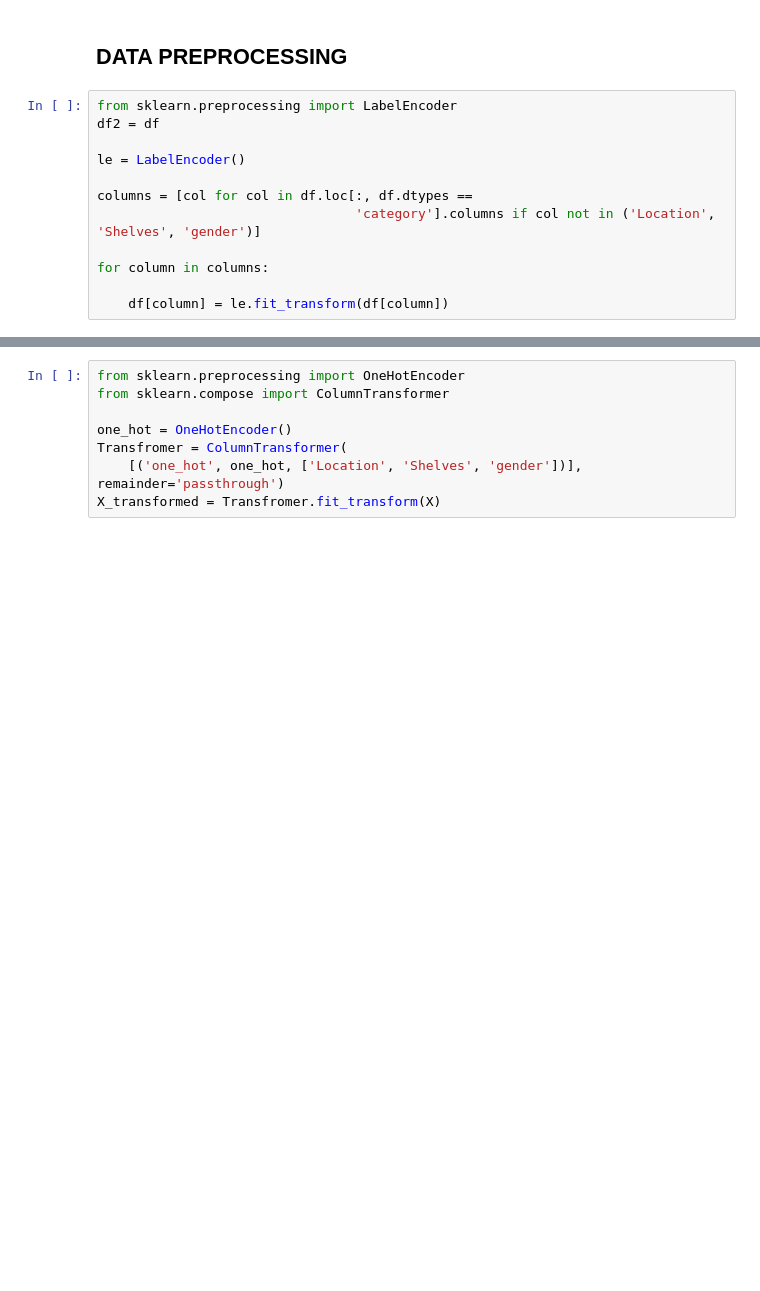
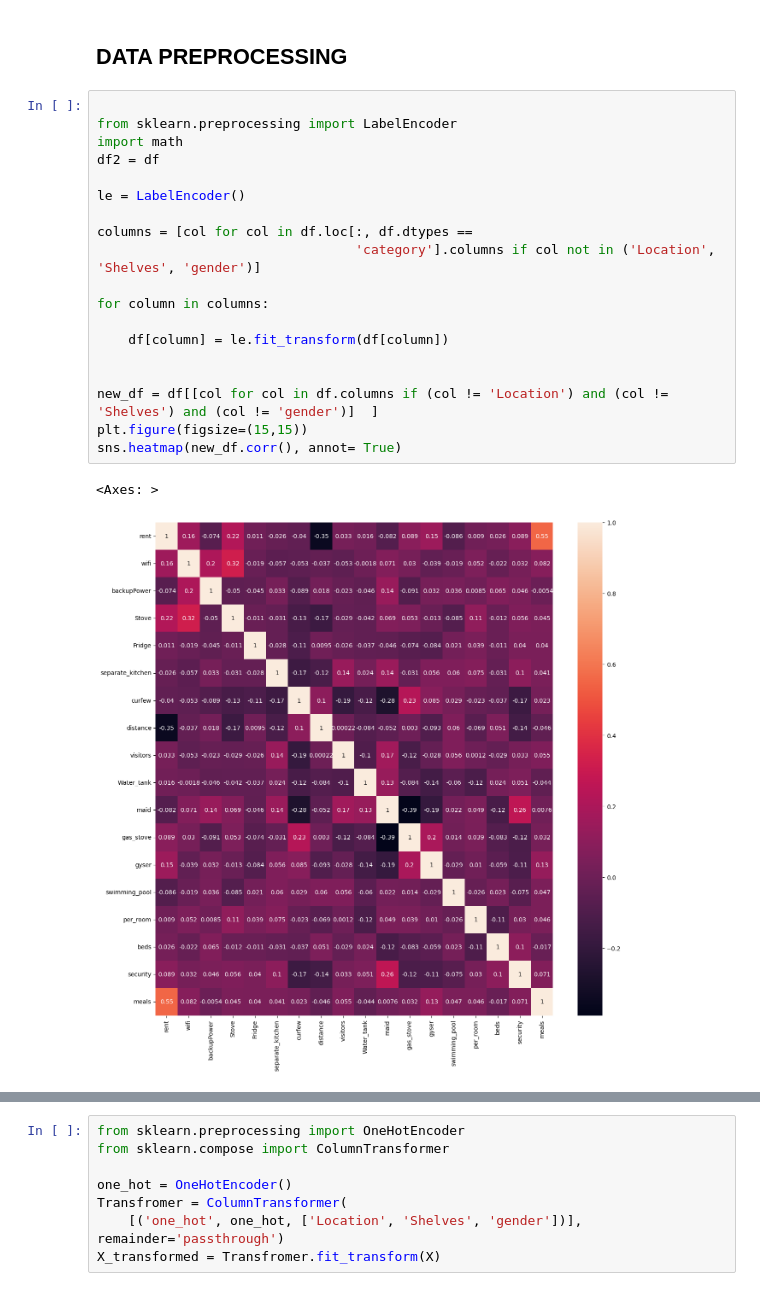
Before and after one commit to Augah2001/accoHouse, a Jupyter notebook: acco.ipynb, the cells around one changed output, grey strips where cells are left out. Drawn from its saved outputs; the diff is of its cells as text; blank space fills up the shorter version.

```diff
--- a/acco.ipynb
+++ b/acco.ipynb
@@ -457,14 +509,24 @@ sns.heatmap(df.loc[:, df.dtypes !='category'].corr(), annot=True)
 # %% [markdown]
 ## DATA PREPROCESSING
 # %%
+
 from sklearn.preprocessing import LabelEncoder
+import math
 df2 = df
 
 le = LabelEncoder()
 
 columns = [col for col in df.loc[:, df.dtypes ==
                                  'category'].columns if col not in ('Location', 'Shelves', 'gender')]
 
 for column in columns:
 
     df[column] = le.fit_transform(df[column])
+
+
+new_df = df[[col for col in df.columns if (col != 'Location') and (col != 'Shelves') and (col != 'gender')]  ]
+plt.figure(figsize=(15,15))
+sns.heatmap(new_df.corr(), annot= True)
+# %% [output]
+<Axes: >
+[figure, added]
```
Also changed, not shown: parts of 51 cells of this notebook, 2 other files.
